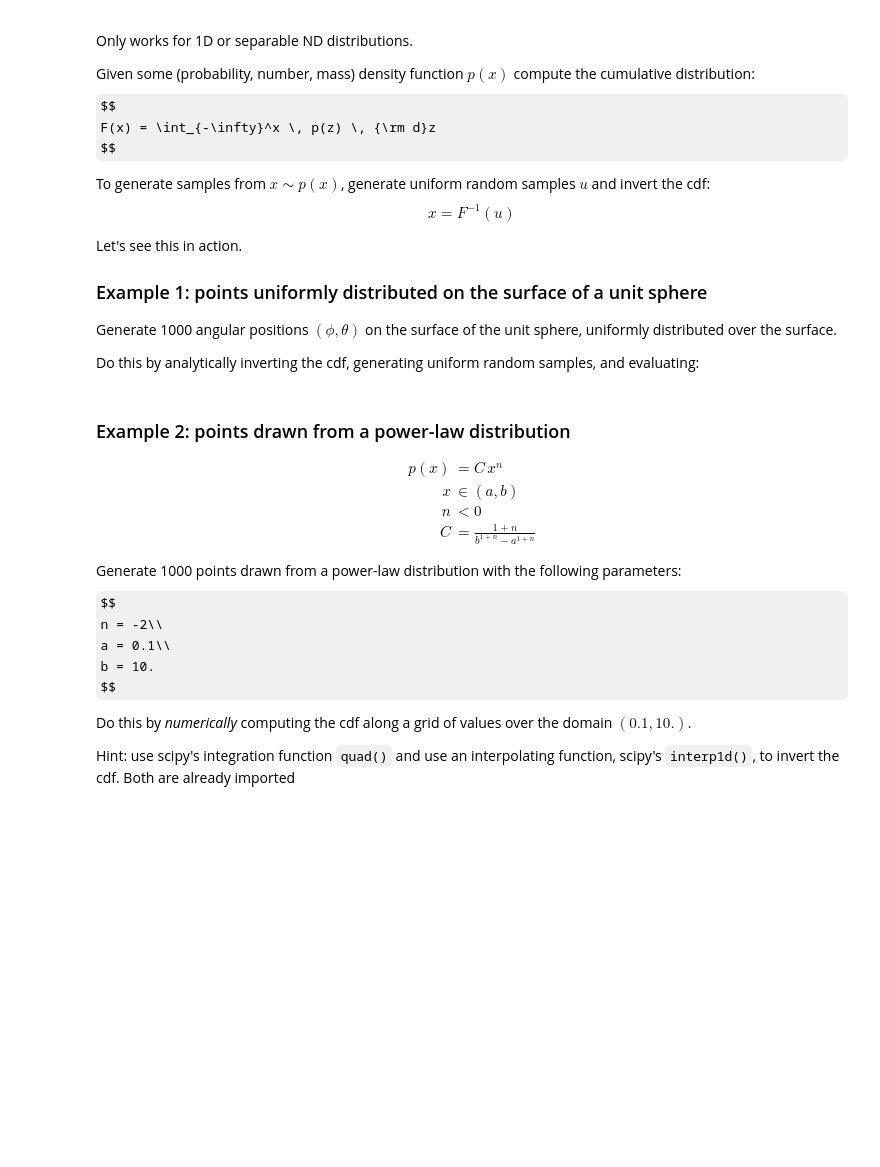
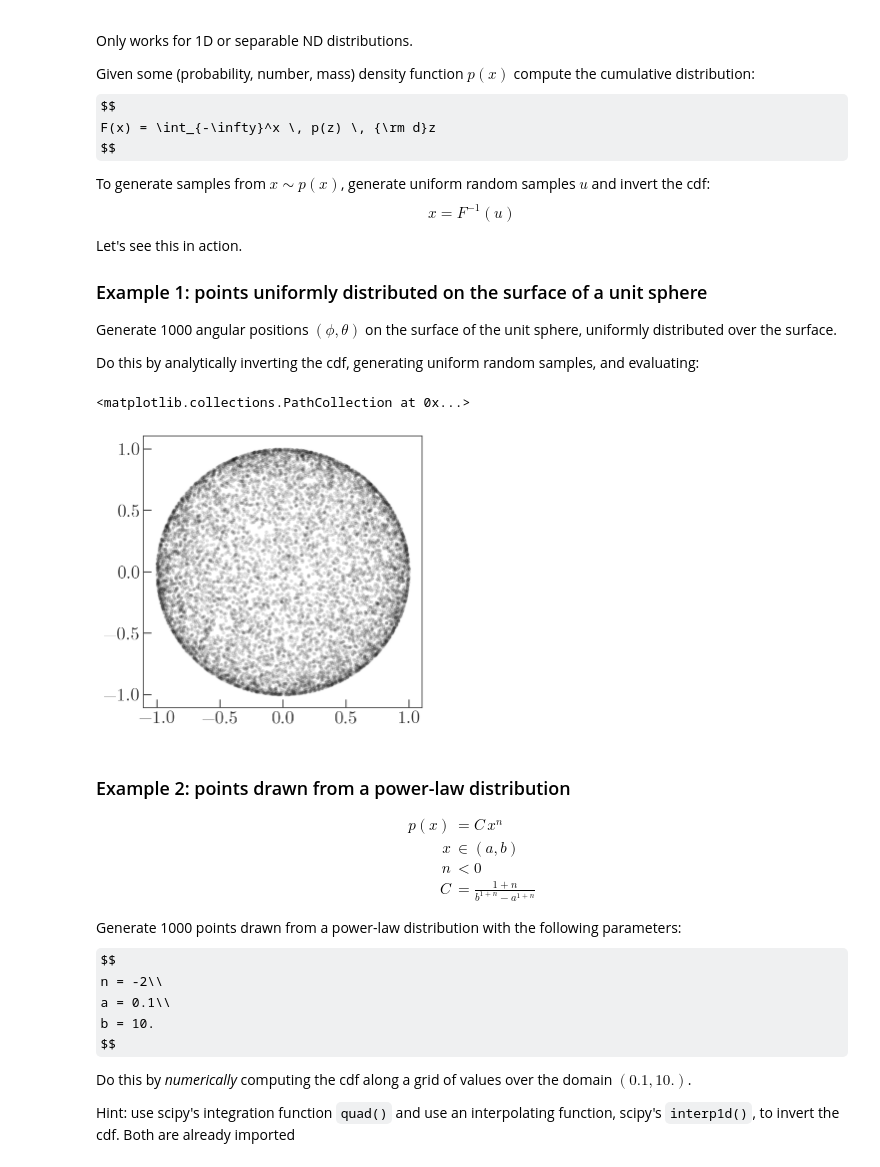
Before and after one commit to adrn/AST542, a Jupyter notebook: notebooks/Sampling from probability distributions.ipynb, the cells around one changed output. Cells and saved outputs as stored; diff of their text form; code cells hidden in the pictures; some formulas as TeX source; blank space fills up the shorter version.

```diff
--- a/notebooks/Sampling from probability distributions.ipynb
+++ b/notebooks/Sampling from probability distributions.ipynb
@@ -32,6 +32,17 @@ Let's see this in action.
 Generate 1000 angular positions $(\phi, \theta)$ on the surface of the unit sphere, uniformly distributed over the surface.
 
 Do this by analytically inverting the cdf, generating uniform random samples, and evaluating:
+# %%
+phi = np.random.uniform(0, 2*np.pi, size=10000)
+theta = np.arccos(2*np.random.uniform(size=10000) - 1)
+# %%
+plt.figure(figsize=(5,5))
+plt.scatter(np.cos(phi)*np.sin(theta),
+            np.sin(phi)*np.sin(theta),
+            alpha=0.1, marker='.')
+# %% [output]
+<matplotlib.collections.PathCollection at 0x...>
+[figure, added]
 # %% [markdown]
 ### Example 2: points drawn from a power-law distribution
 
```
Also changed, not shown: parts of 9 cells of this notebook.
